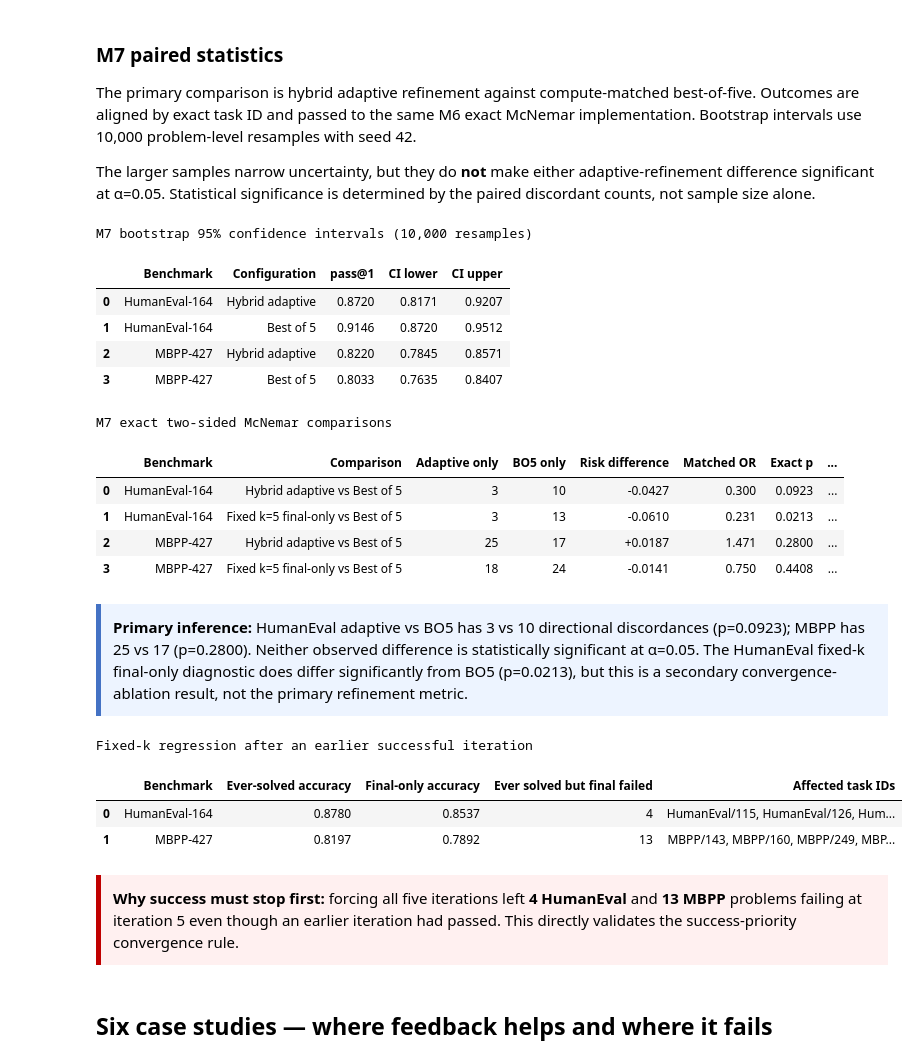
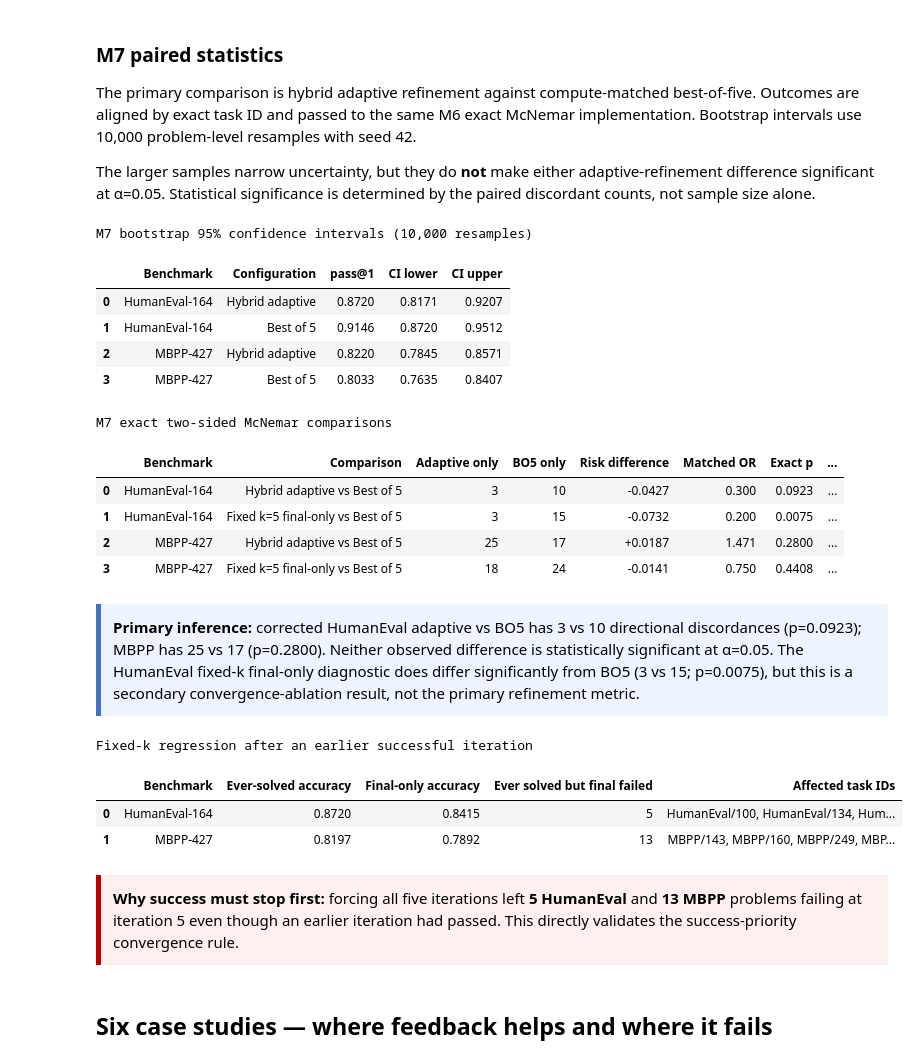
Before and after one commit to sharantejamedikar/self-refining-codegen, a Jupyter notebook: notebooks/progress_m1_to_m7.ipynb, the cells around one changed output. Saved outputs shown, nothing was run; the diff lists cells and outputs as text; code cells hidden in the pictures.

```diff
--- a/notebooks/progress_m1_to_m7.ipynb
+++ b/notebooks/progress_m1_to_m7.ipynb
@@ -334,8 +338,8 @@ M7_RUNS = {
     "HumanEval-164": {
         "Single pass": RESULTS / "20260715T215247Z_m7_quantized_local_development_single_humaneval_full",
         "Best of 5": RESULTS / "20260716T225945.085688Z_m7_quantized_local_development_best_of_5_humaneval_full",
-        "Hybrid adaptive": RESULTS / "20260720T110814.447169Z_m7_quantized_local_development_hybrid_refinement_adaptive_humaneval_full",
-        "Hybrid fixed k=5": RESULTS / "20260720T122556.827190Z_m7_quantized_local_development_hybrid_refinement_fixed_humaneval_full",
+        "Hybrid adaptive": RESULTS / "20260723T191407.382508Z_m7_quantized_local_development_hybrid_refinement_adaptive_humaneval_full",
+        "Hybrid fixed k=5": RESULTS / "20260724T151654.164295Z_m7_quantized_local_development_hybrid_refinement_fixed_humaneval_full",
     },
     "MBPP-427": {
         "Single pass": RESULTS / "20260716T171911.599683Z_m7_quantized_local_development_single_mbpp_full",
@@ -551,39 +555,39 @@ display(
         "CI lower": "{:.4f}",
         "CI upper": "{:.4f}",
     }).set_caption("M7 bootstrap 95% confidence intervals (10,000 resamples)")
 )
 display(
     m7_tests.style.format({
         "Risk difference": "{:+.4f}",
         "Matched OR": "{:.3f}",
         "Exact p": "{:.4f}",
     }).set_caption("M7 exact two-sided McNemar comparisons")
 )
 
 primary = m7_tests[m7_tests["Comparison"] == "Hybrid adaptive vs Best of 5"]
 assert not primary["Significant (α=0.05)"].any()
 display(Markdown(
     "<div style='padding:12px;border-left:5px solid #4472C4;background:#edf4ff'>"
-    "<b>Primary inference:</b> HumanEval adaptive vs BO5 has 3 vs 10 directional "
+    "<b>Primary inference:</b> corrected HumanEval adaptive vs BO5 has 3 vs 10 directional "
     "discordances (p=0.0923); MBPP has 25 vs 17 (p=0.2800). Neither observed "
     "difference is statistically significant at α=0.05. The HumanEval fixed-k "
-    "final-only diagnostic does differ significantly from BO5 (p=0.0213), but this "
+    "final-only diagnostic does differ significantly from BO5 (3 vs 15; p=0.0075), but this "
     "is a secondary convergence-ablation result, not the primary refinement metric.</div>"
 ))
 # %% [output]
 M7 bootstrap 95% confidence intervals (10,000 resamples)
 |  | Benchmark | Configuration | pass@1 | CI lower | CI upper |
 | 0 | HumanEval-164 | Hybrid adaptive | 0.8720 | 0.8171 | 0.9207 |
 | 1 | HumanEval-164 | Best of 5 | 0.9146 | 0.8720 | 0.9512 |
 | 2 | MBPP-427 | Hybrid adaptive | 0.8220 | 0.7845 | 0.8571 |
 | 3 | MBPP-427 | Best of 5 | 0.8033 | 0.7635 | 0.8407 |
 M7 exact two-sided McNemar comparisons
 |  | Benchmark | Comparison | Adaptive only | BO5 only | Risk difference | Matched OR | Exact p | ... |
 | 0 | HumanEval-164 | Hybrid adaptive vs Best of 5 | 3 | 10 | -0.0427 | 0.300 | 0.0923 | ... |
-| 1 | HumanEval-164 | Fixed k=5 final-only vs Best of 5 | 3 | 13 | -0.0610 | 0.231 | 0.0213 | ... |
+| 1 | HumanEval-164 | Fixed k=5 final-only vs Best of 5 | 3 | 15 | -0.0732 | 0.200 | 0.0075 | ... |
 | 2 | MBPP-427 | Hybrid adaptive vs Best of 5 | 25 | 17 | +0.0187 | 1.471 | 0.2800 | ... |
 | 3 | MBPP-427 | Fixed k=5 final-only vs Best of 5 | 18 | 24 | -0.0141 | 0.750 | 0.4408 | ... |
-<div style='padding:12px;border-left:5px solid #4472C4;background:#edf4ff'><b>Primary inference:</b> HumanEval adaptive vs BO5 has 3 vs 10 directional discordances (p=0.0923); MBPP has 25 vs 17 (p=0.2800). Neither observed difference is statistically significant at α=0.05. The HumanEval fixed-k final-only diagnostic does differ significantly from BO5 (p=0.0213), but this is a secondary convergence-ablation result, not the primary refinement metric.</div>
+<div style='padding:12px;border-left:5px solid #4472C4;background:#edf4ff'><b>Primary inference:</b> corrected HumanEval adaptive vs BO5 has 3 vs 10 directional discordances (p=0.0923); MBPP has 25 vs 17 (p=0.2800). Neither observed difference is statistically significant at α=0.05. The HumanEval fixed-k final-only diagnostic does differ significantly from BO5 (3 vs 15; p=0.0075), but this is a secondary convergence-ablation result, not the primary refinement metric.</div>
 # %%
 regression_rows = []
 for benchmark, regressions in fixed_regressions.items():
@@ -606,21 +610,21 @@ display(
     }).set_caption("Fixed-k regression after an earlier successful iteration")
 )
 
-assert len(fixed_regressions["HumanEval-164"]) == 4
+assert len(fixed_regressions["HumanEval-164"]) == 5
 assert len(fixed_regressions["MBPP-427"]) == 13
 display(Markdown(
     "<div style='padding:12px;border-left:5px solid #C00000;background:#fff0f0'>"
     "<b>Why success must stop first:</b> forcing all five iterations left "
-    "<b>4 HumanEval</b> and <b>13 MBPP</b> problems failing at iteration 5 even "
+    "<b>5 HumanEval</b> and <b>13 MBPP</b> problems failing at iteration 5 even "
     "though an earlier iteration had passed. This directly validates the "
     "success-priority convergence rule.</div>"
 ))
 # %% [output]
 Fixed-k regression after an earlier successful iteration
 |  | Benchmark | Ever-solved accuracy | Final-only accuracy | Ever solved but final failed | Affected task IDs |
-| 0 | HumanEval-164 | 0.8780 | 0.8537 | 4 | HumanEval/115, HumanEval/126, Hum... |
+| 0 | HumanEval-164 | 0.8720 | 0.8415 | 5 | HumanEval/100, HumanEval/134, Hum... |
 | 1 | MBPP-427 | 0.8197 | 0.7892 | 13 | MBPP/143, MBPP/160, MBPP/249, MBP... |
-<div style='padding:12px;border-left:5px solid #C00000;background:#fff0f0'><b>Why success must stop first:</b> forcing all five iterations left <b>4 HumanEval</b> and <b>13 MBPP</b> problems failing at iteration 5 even though an earlier iteration had passed. This directly validates the success-priority convergence rule.</div>
+<div style='padding:12px;border-left:5px solid #C00000;background:#fff0f0'><b>Why success must stop first:</b> forcing all five iterations left <b>5 HumanEval</b> and <b>13 MBPP</b> problems failing at iteration 5 even though an earlier iteration had passed. This directly validates the success-priority convergence rule.</div>
 # %% [markdown]
 ## Six case studies — where feedback helps and where it fails
 # %%
```
Also changed, not shown: parts of 5 cells of this notebook, 1 other file.
